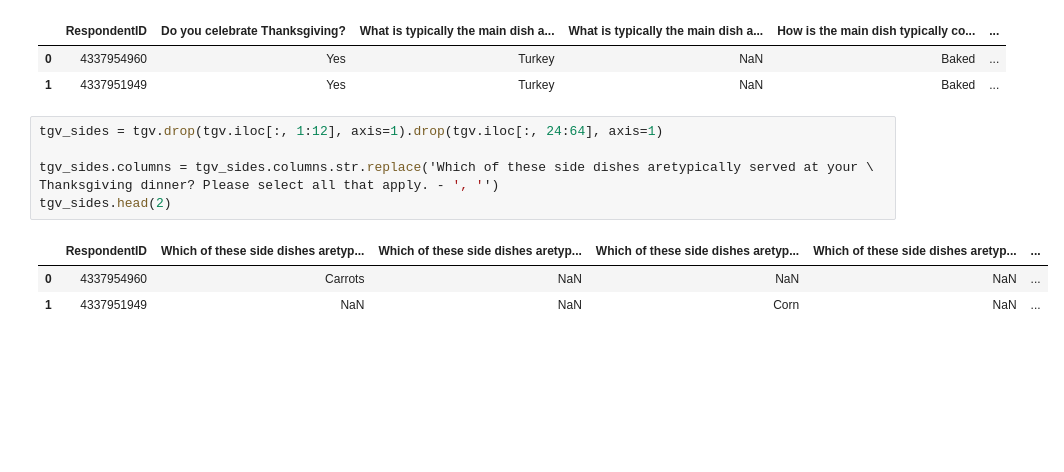
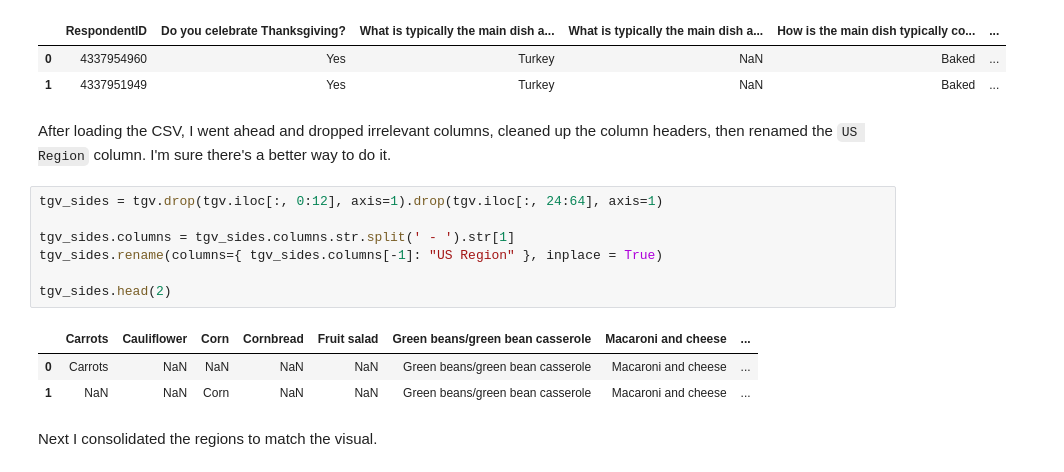
Before and after one commit to garretbassett/DS-Unit-1-Sprint-2-Data-Wrangling-and-Storytelling, a Jupyter notebook: module3-make-explanatory-visualizations/Garret_Bassett_LS_DS_123_Make_Explanatory_Visualizations.ipynb, the cells around one changed output. Saved outputs shown, nothing was run; the diff lists cells and outputs as text; blank space fills up the shorter version.

```diff
--- a/module3-make-explanatory-visualizations/Garret_Bassett_LS_DS_123_Make_Explanatory_Visualizations.ipynb
+++ b/module3-make-explanatory-visualizations/Garret_Bassett_LS_DS_123_Make_Explanatory_Visualizations.ipynb
@@ -712,13 +712,18 @@ tgv.head(2)
 |  | RespondentID | Do you celebrate Thanksgiving? | What is typically the main dish a... | What is typically the main dish a... | How is the main dish typically co... | ... |
 | 0 | 4337954960 | Yes | Turkey | NaN | Baked | ... |
 | 1 | 4337951949 | Yes | Turkey | NaN | Baked | ... |
+# %% [markdown]
+After loading the CSV, I went ahead and dropped irrelevant columns, cleaned up the column headers, then renamed the `US Region` column. I'm sure there's a better way to do it.
 # %%
-tgv_sides = tgv.drop(tgv.iloc[:, 1:12], axis=1).drop(tgv.iloc[:, 24:64], axis=1)
+tgv_sides = tgv.drop(tgv.iloc[:, 0:12], axis=1).drop(tgv.iloc[:, 24:64], axis=1)
 
-tgv_sides.columns = tgv_sides.columns.str.replace('Which of these side dishes aretypically served at your \
-Thanksgiving dinner? Please select all that apply. - ', '')
+tgv_sides.columns = tgv_sides.columns.str.split(' - ').str[1]
+tgv_sides.rename(columns={ tgv_sides.columns[-1]: "US Region" }, inplace = True)
+
 tgv_sides.head(2)
 # %% [output]
-|  | RespondentID | Which of these side dishes aretyp... | Which of these side dishes aretyp... | Which of these side dishes aretyp... | Which of these side dishes aretyp... | ... |
-| 0 | 4337954960 | Carrots | NaN | NaN | NaN | ... |
-| 1 | 4337951949 | NaN | NaN | Corn | NaN | ... |
+|  | Carrots | Cauliflower | Corn | Cornbread | Fruit salad | Green beans/green bean casserole | Macaroni and cheese | ... |
+| 0 | Carrots | NaN | NaN | NaN | NaN | Green beans/green bean casserole | Macaroni and cheese | ... |
+| 1 | NaN | NaN | Corn | NaN | NaN | Green beans/green bean casserole | Macaroni and cheese | ... |
+# %% [markdown]
+Next I consolidated the regions to match the visual.
```
Also changed, not shown: parts of 8 cells of this notebook.
